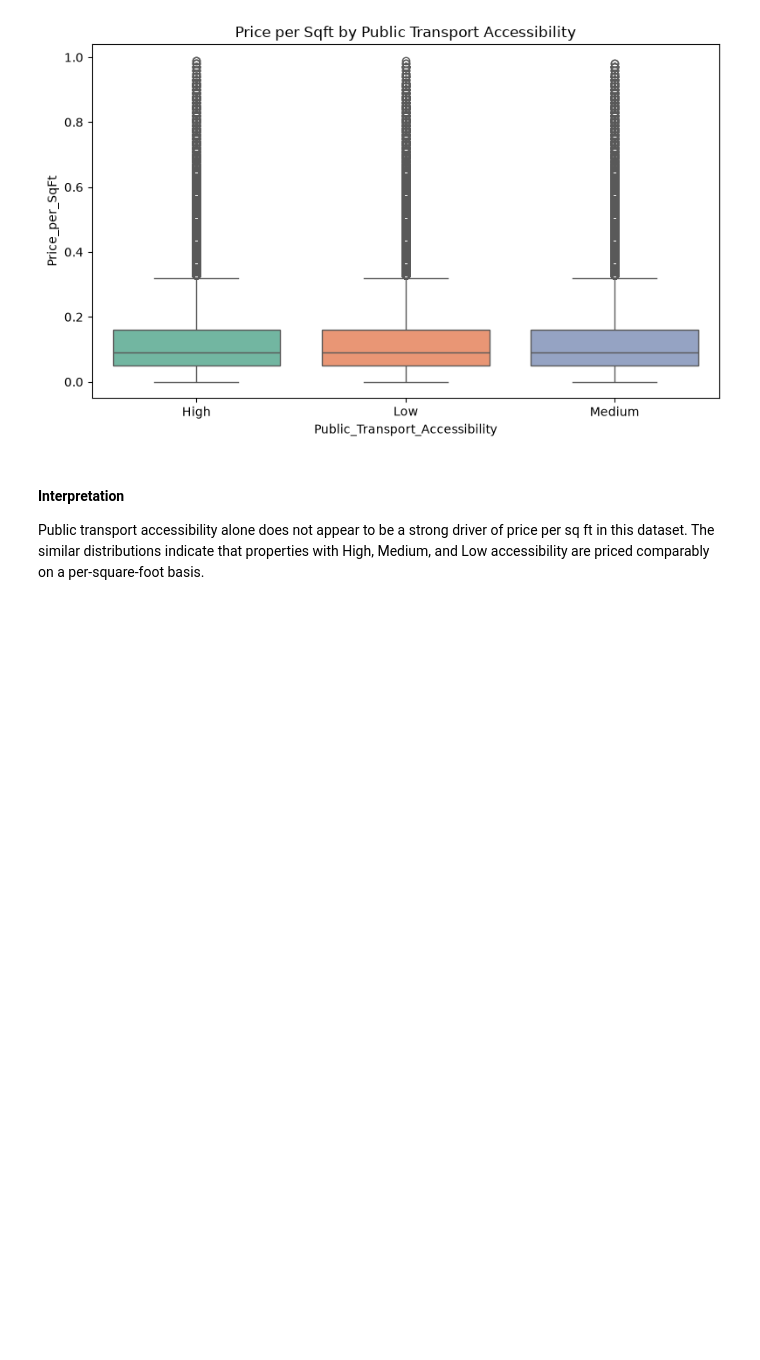
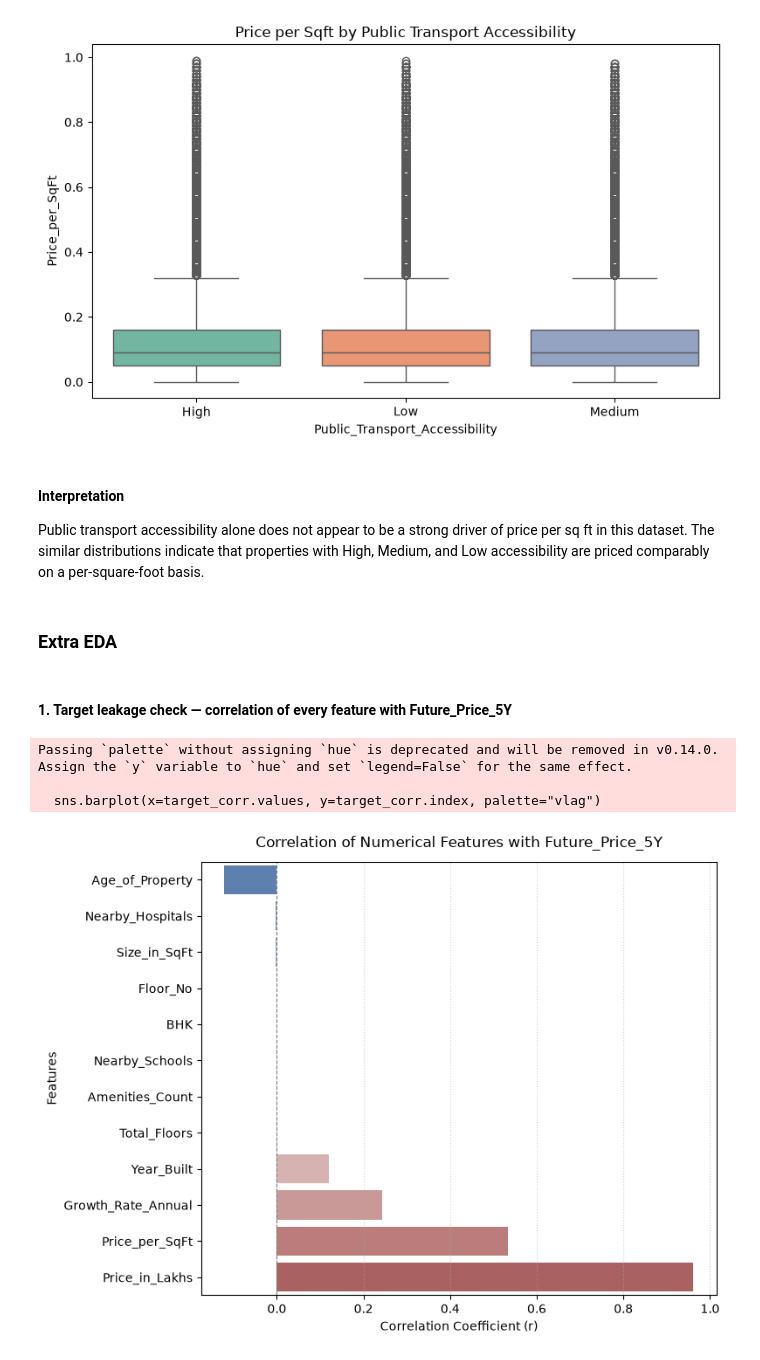
Before and after one commit to mukundnaramesh2605/Real-Estate-Investment-Advisor---Predicting-Property-Profitability-Future-Value, a Jupyter notebook: EDA.ipynb, the cells around one changed output. Saved outputs shown, nothing was run; the diff lists cells and outputs as text; code cells hidden in the pictures; blank space fills up the shorter version.

```diff
--- a/EDA.ipynb
+++ b/EDA.ipynb
@@ -599,3 +599,23 @@ plt.show()
 #### Interpretation
 Public transport accessibility alone does not appear to be a strong driver of price per sq ft in this dataset.
 The similar distributions indicate that properties with High, Medium, and Low accessibility are priced comparably on a per-square-foot basis.
+# %% [markdown]
+### Extra EDA
+# %% [markdown]
+#### 1. Target leakage check — correlation of every feature with Future_Price_5Y
+# %%
+plt.figure(figsize=(8, 6))
+target_corr = housing_df.corr(numeric_only=True)['Future_Price_5Y'].drop(['Future_Price_5Y','Good_Investment']).sort_values()
+sns.barplot(x=target_corr.values, y=target_corr.index, palette="vlag")
+plt.axvline(0, color='gray', linestyle='--', linewidth=0.8)
+plt.title("Correlation of Numerical Features with Future_Price_5Y", fontsize=12, pad=12)
+plt.xlabel("Correlation Coefficient (r)")
+plt.ylabel("Features")
+plt.grid(axis='x', linestyle=':', alpha=0.6)
+plt.tight_layout()
+plt.show()
+# %% [output]
+Passing `palette` without assigning `hue` is deprecated and will be removed in v0.14.0. Assign the `y` variable to `hue` and set `legend=False` for the same effect.
+
+  sns.barplot(x=target_corr.values, y=target_corr.index, palette="vlag")
+[figure, added]
```
Also changed, not shown: parts of 3 cells of this notebook.
